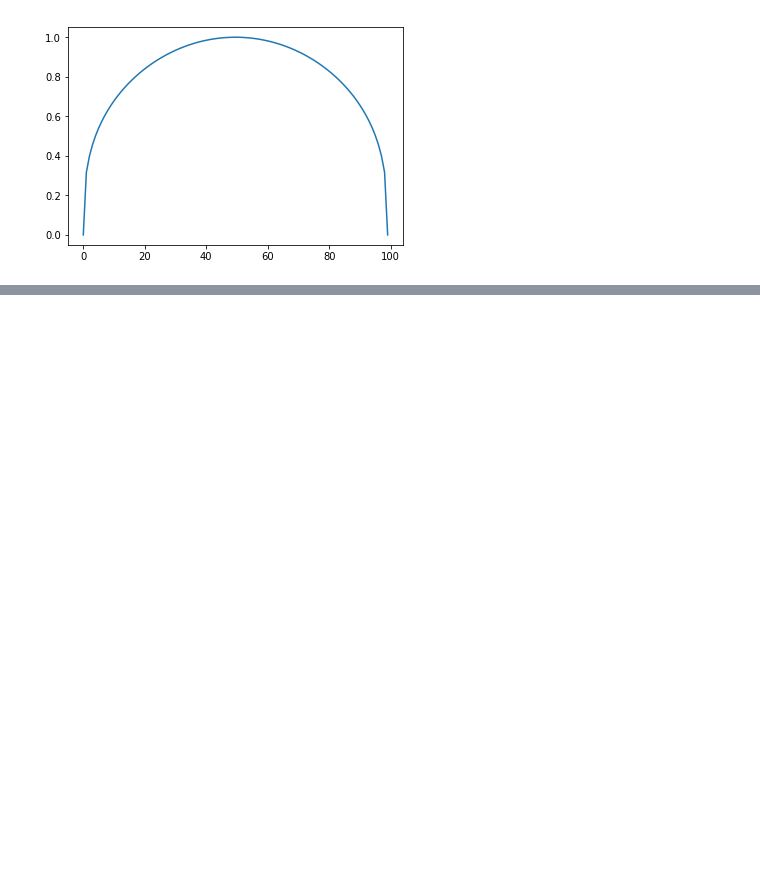
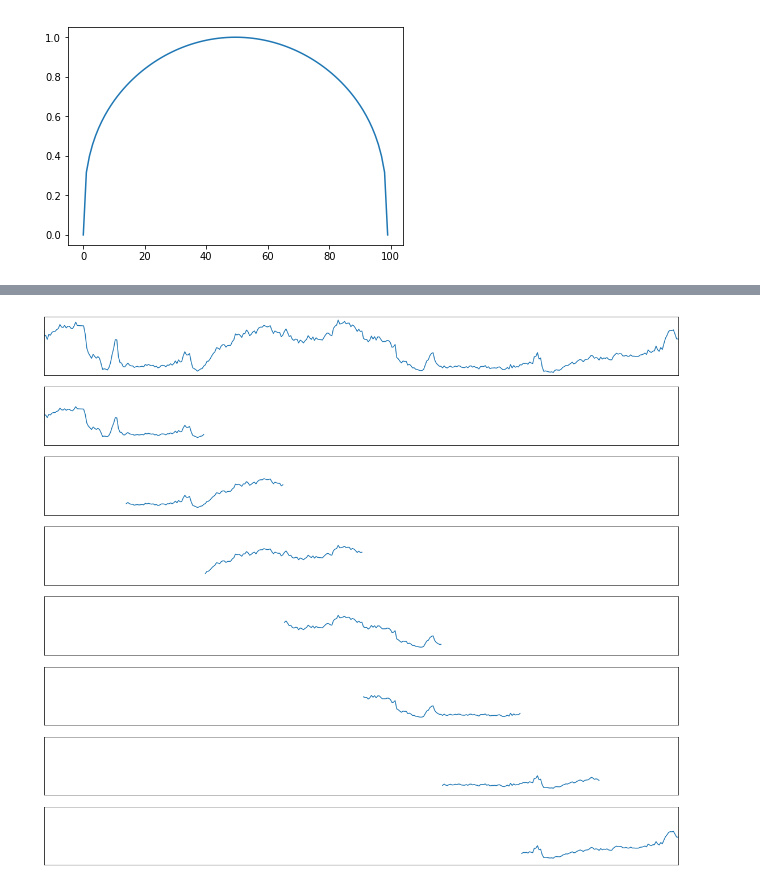
Before and after one commit to jorwatkapola/timeseries_segment_clustering, a Jupyter notebook: Count_rate_distribution.ipynb, the cells around one changed output, grey strips where cells are left out. Cells and saved outputs as stored; diff of their text form; code cells hidden in the pictures; blank space fills up the shorter version.

```diff
--- a/Count_rate_distribution.ipynb
+++ b/Count_rate_distribution.ipynb
@@ -253,0 +334,24 @@ plt.show()
+# %%
+class_ids=np.where(np.array(y_train)=='beta')[0]
+lc=x_train[class_ids[0]]
+plt.figure(figsize=(20,20))
+plt.subplot(9,1,1)
+plt.plot(lc[0][0:500],lc[1][0:500])
+plt.xlim(lc[0][0],lc[0][399])
+plt.setp(plt.gca(), xticks=[], yticks=[])
+shift=0
+for subplot in range(2,9):
+    plt.subplot(9,1,subplot)
+    plt.plot(lc[0][0+shift:100+shift],lc[1][0+shift:100+shift])
+    plt.xlim(lc[0][0],lc[0][399])
+    plt.ylim(np.min((lc[1])),np.max(lc[1]))
+    plt.setp(plt.gca(), xticks=[], yticks=[])
+    shift+=50
+#plt.text(0.5, 0.01, 'common xlabel', ha='center', va='center')
+# plt.subplot(1,1,1)
+# plt.xlabel("Time (s)")
+# plt.ylabel("Rate (counts/s)")
+plt.savefig("segmentation.png", dpi=300)
+plt.show()
+# %% [output]
+[figure, added]
```
Also changed, not shown: parts of 7 cells of this notebook, 6 other files.
